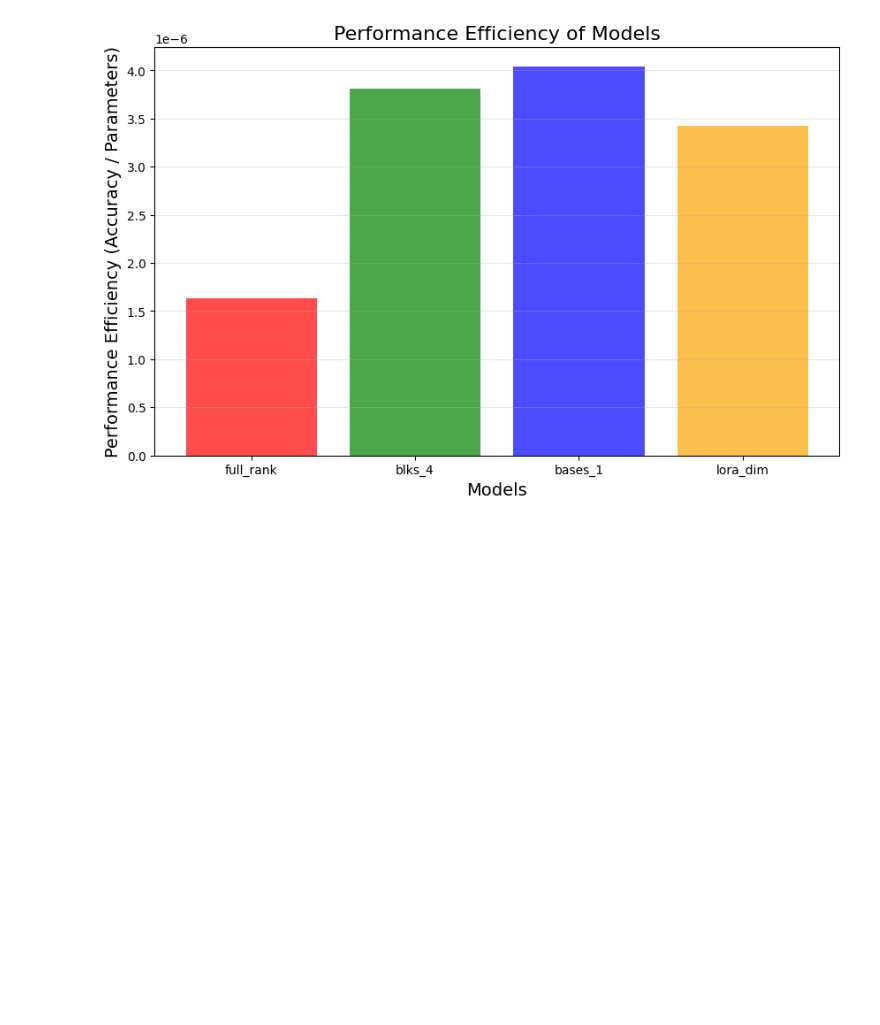
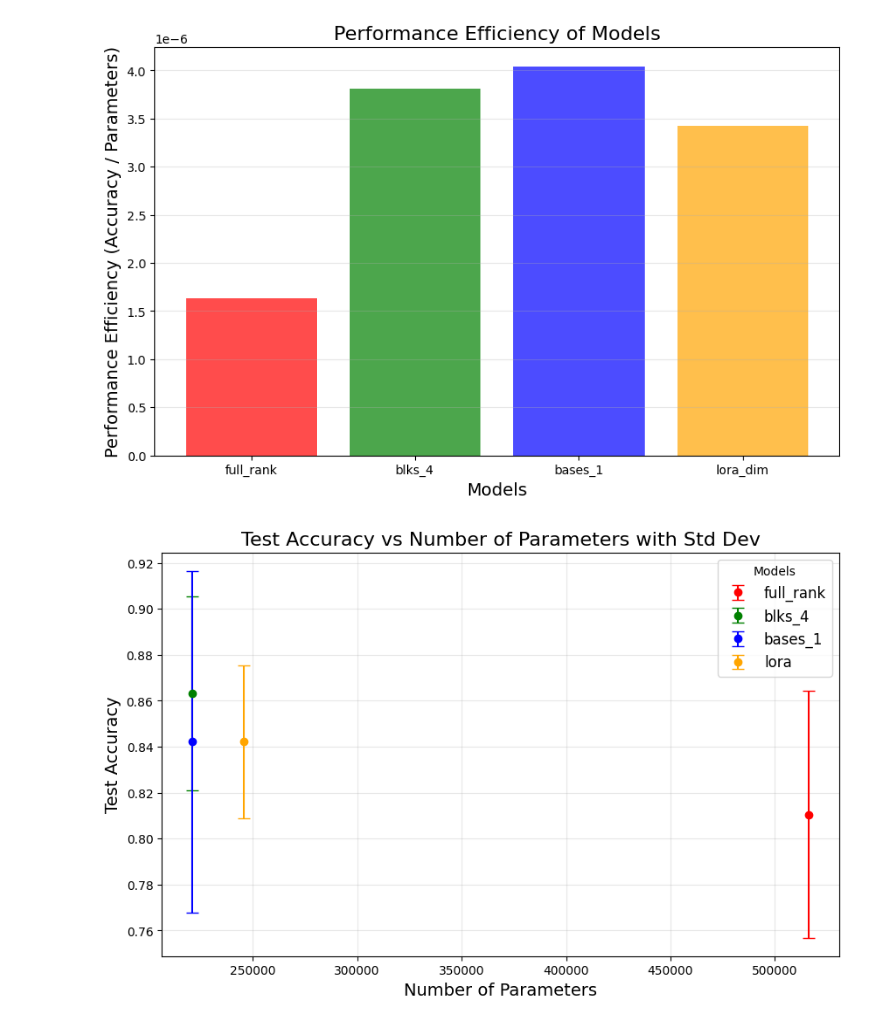
Before and after one commit to alessing/protein-func, a Jupyter notebook: colab/Colab.ipynb, the cells around one changed output. Saved outputs shown, nothing was run; the diff lists cells and outputs as text; code cells hidden in the pictures; blank space fills up the shorter version.

```diff
--- a/colab/Colab.ipynb
+++ b/colab/Colab.ipynb
@@ -194,3 +355,63 @@ plt.grid(axis='y', alpha=0.3)
 plt.show()
 # %% [output]
 [figure]
+# %%
+import matplotlib.pyplot as plt
+
+# Data for the models with means and standard deviations
+models = {
+    "full_rank": {
+        "best_test_acc_mean": 0.8105263157894737,
+        "best_test_acc_std": 0.05367388961676616,
+        "num_params": 516097,
+    },
+    "blks_4": {
+        "best_test_acc_mean": 0.8631578947368421,
+        "best_test_acc_std": 0.042105263157894736,
+        "num_params": 221185,
+    },
+    "bases_1": {
+        "best_test_acc_mean": 0.8421052631578947,
+        "best_test_acc_std": 0.07443229275647868,
+        "num_params": 221209,
+    },
+    "lora": {
+        "best_test_acc_mean": 0.8421052631578947,
+        "best_test_acc_std": 0.0332871332649303,
+        "num_params": 245761,
+    },
+}
+
+# Extracting data for plotting
+num_params = [model["num_params"] for model in models.values()]
+test_acc_means = [model["best_test_acc_mean"] for model in models.values()]
+test_acc_stds = [model["best_test_acc_std"] for model in models.values()]
+model_names = list(models.keys())
+
+# Assign unique colors to each model
+colors = ['red', 'green', 'blue', 'orange']
+
+# Creating the scatter plot with error bars
+plt.figure(figsize=(10, 6))
+for i, name in enumerate(model_names):
+    plt.errorbar(
+        num_params[i],
+        test_acc_means[i],
+        yerr=test_acc_stds[i],
+        fmt="o",
+        label=name,
+        color=colors[i],
+        capsize=5,
+    )
+
+# Adding legend
+plt.legend(title="Models", fontsize=12)
+
+# Labeling axes and title
+plt.xlabel("Number of Parameters", fontsize=14)
+plt.ylabel("Test Accuracy", fontsize=14)
+plt.title("Test Accuracy vs Number of Parameters with Std Dev", fontsize=16)
+plt.grid(alpha=0.3)
+plt.show()
+# %% [output]
+[figure, added]
```
Also changed, not shown: parts of 20 cells of this notebook, 5 other files.
